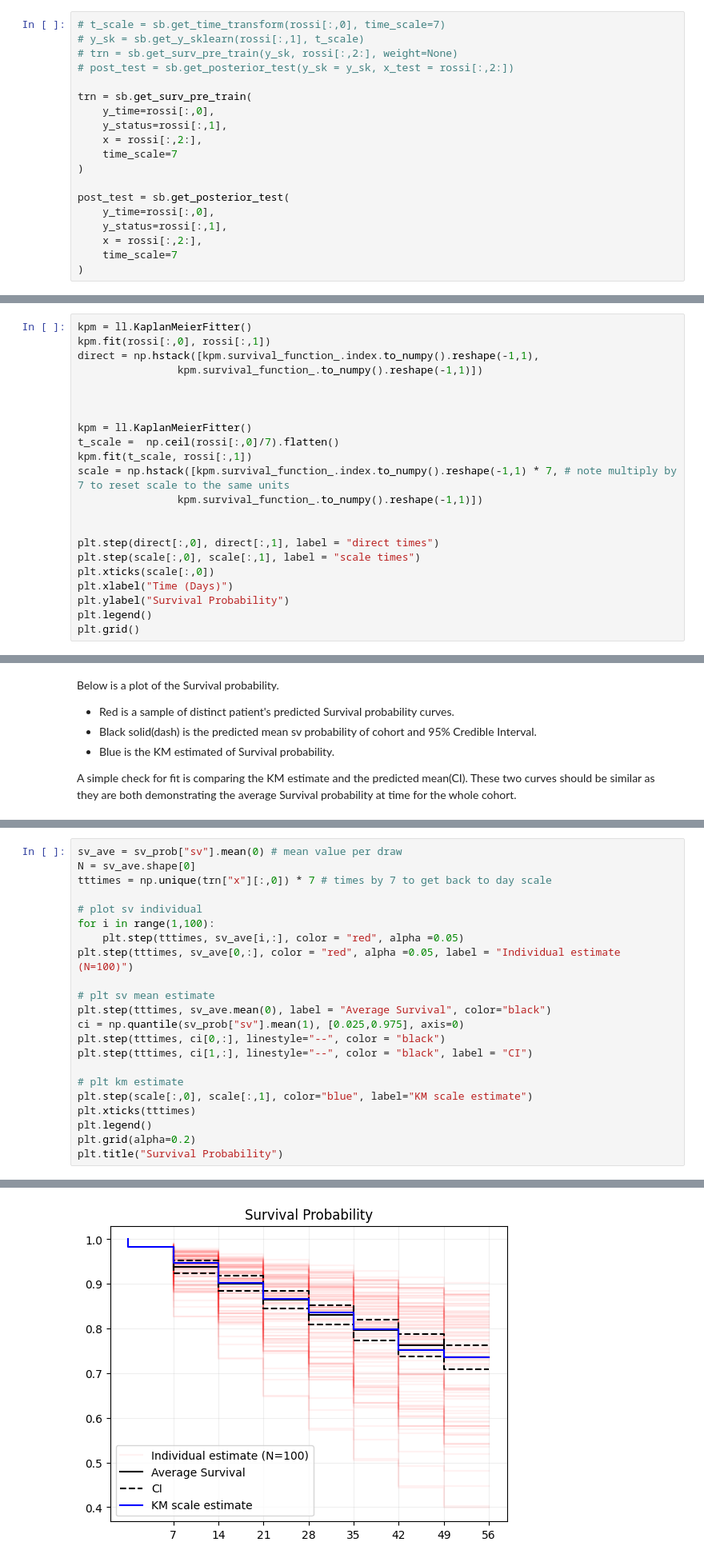
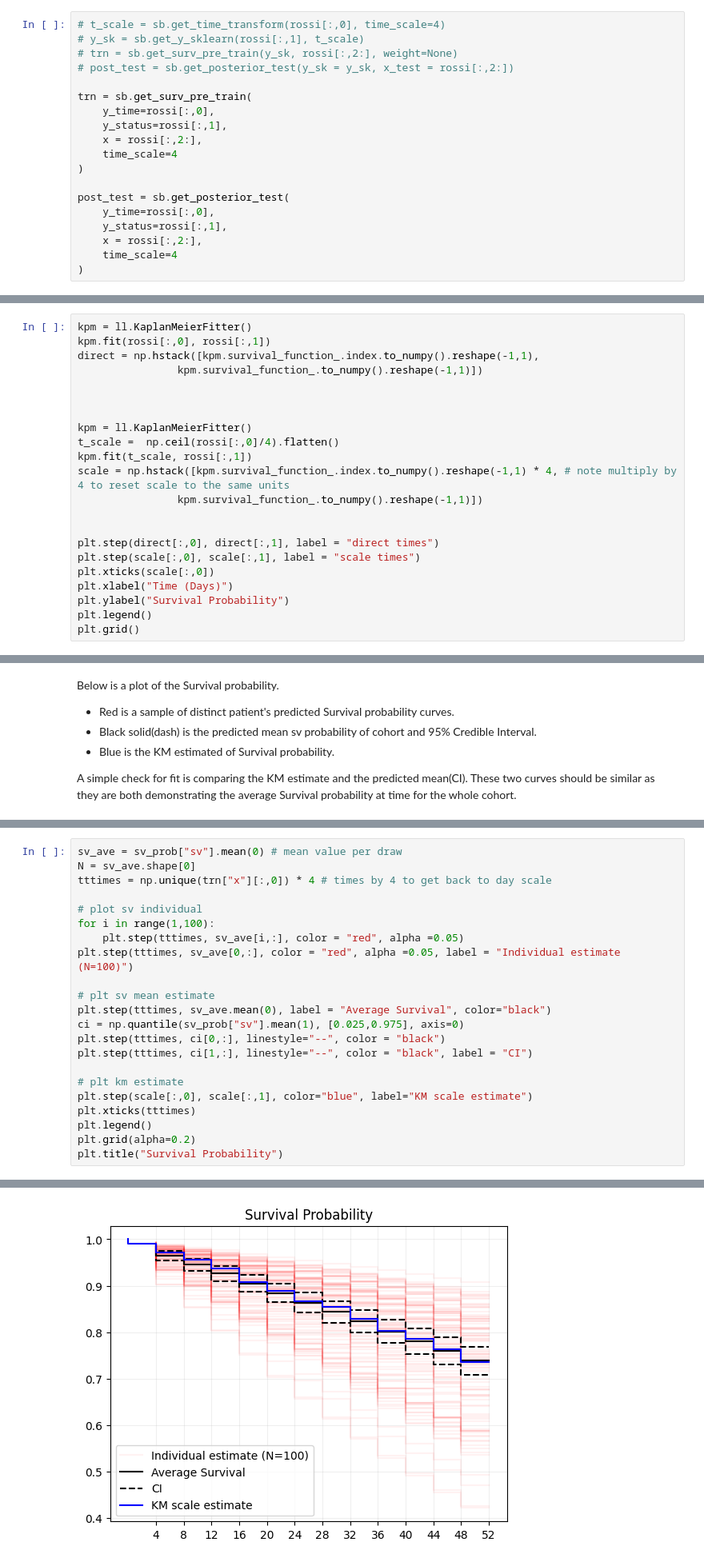
Before and after one commit to CDCgov/BART-Survival, a Jupyter notebook: examples/example2.ipynb, the cells around one changed output, grey strips where cells are left out. Shown at 80% size. Cells and saved outputs as stored; diff of their text form.

```diff
--- a/examples/example2.ipynb
+++ b/examples/example2.ipynb
@@ -45,7 +51,7 @@ To demonstrate that downscaleing the data is appropriate, two kaplain meier curv
 
 In comparison of the two, it can be seen that at every 7th day the Survival probability is equivalent between the two curves. Essentially, what this demonstrates, is that even when the time is scaled the same number of events occur up to that time point meaning that the Survival probability will be the same at these time-points when observing each single day directly or cumulatively up to the scaled time-point.
 # %%
-# t_scale = sb.get_time_transform(rossi[:,0], time_scale=7)
+# t_scale = sb.get_time_transform(rossi[:,0], time_scale=4)
 # y_sk = sb.get_y_sklearn(rossi[:,1], t_scale)
 # trn = sb.get_surv_pre_train(y_sk, rossi[:,2:], weight=None)
 # post_test = sb.get_posterior_test(y_sk = y_sk, x_test = rossi[:,2:])
@@ -54,12 +60,12 @@ trn = sb.get_surv_pre_train(
     y_time=rossi[:,0],
     y_status=rossi[:,1],
     x = rossi[:,2:],
-    time_scale=7
+    time_scale=4
 )
 
 post_test = sb.get_posterior_test(
     y_time=rossi[:,0],
     y_status=rossi[:,1],
     x = rossi[:,2:],
-    time_scale=7
+    time_scale=4
 )
@@ -72,9 +98,9 @@ direct = np.hstack([kpm.survival_function_.index.to_numpy().reshape(-1,1),
 
 
 kpm = ll.KaplanMeierFitter()
-t_scale =  np.ceil(rossi[:,0]/7).flatten()
+t_scale =  np.ceil(rossi[:,0]/4).flatten()
 kpm.fit(t_scale, rossi[:,1])
-scale = np.hstack([kpm.survival_function_.index.to_numpy().reshape(-1,1) * 7, # note multiply by 7 to reset scale to the same units
+scale = np.hstack([kpm.survival_function_.index.to_numpy().reshape(-1,1) * 4, # note multiply by 4 to reset scale to the same units
                 kpm.survival_function_.to_numpy().reshape(-1,1)])
 
 
@@ -172,28 +199,28 @@ array([1., 2., 3., ..., 6., 7., 8.])
 # %%
 sv_ave = sv_prob["sv"].mean(0) # mean value per draw
 N = sv_ave.shape[0]
-tttimes = np.unique(trn["x"][:,0]) * 7 # times by 7 to get back to day scale
+tttimes = np.unique(trn["x"][:,0]) * 4 # times by 4 to get back to day scale
 
 # plot sv individual
 for i in range(1,100):
     plt.step(tttimes, sv_ave[i,:], color = "red", alpha =0.05)
 plt.step(tttimes, sv_ave[0,:], color = "red", alpha =0.05, label = "Individual estimate (N=100)")
 
 # plt sv mean estimate
 plt.step(tttimes, sv_ave.mean(0), label = "Average Survival", color="black")
 ci = np.quantile(sv_prob["sv"].mean(1), [0.025,0.975], axis=0)
 plt.step(tttimes, ci[0,:], linestyle="--", color = "black")
 plt.step(tttimes, ci[1,:], linestyle="--", color = "black", label = "CI")
 
 # plt km estimate
 plt.step(scale[:,0], scale[:,1], color="blue", label="KM scale estimate")
 plt.xticks(tttimes)
 plt.legend()
 plt.grid(alpha=0.2)
 plt.title("Survival Probability")
 # %% [output]
 Text(0.5, 1.0, 'Survival Probability')
-[figure, old version]
+[figure, new version]
 # %% [markdown]
 ## Hazard Ratios (Risk Ratios)
 
```
Also changed, not shown: parts of 18 cells of this notebook, 9 other files.
